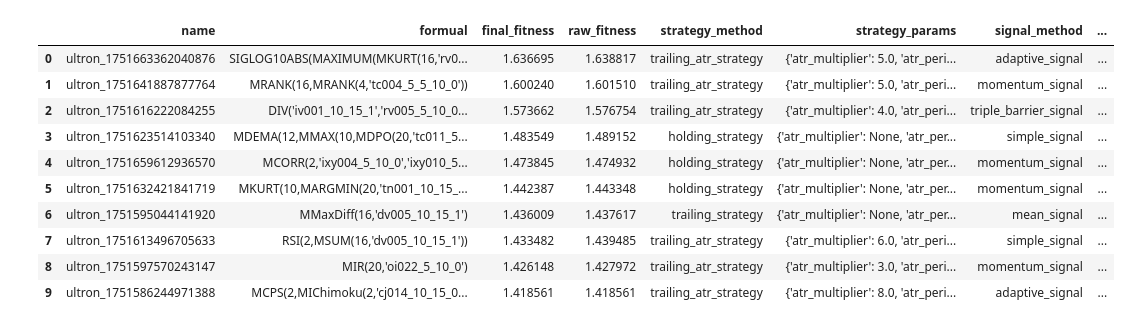
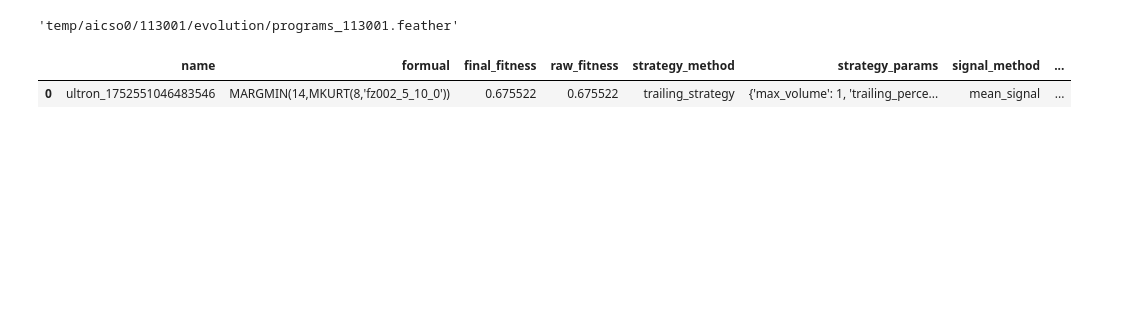
Before and after one commit to flaght/Chrono, a Jupyter notebook: lumina/abily/z.0.1.查看挖掘结果.ipynb, the cells around one changed output. Drawn from its saved outputs; the diff is of its cells as text; code cells hidden in the pictures; blank space fills up the shorter version.

```diff
--- a/lumina/abily/z.0.1.查看挖掘结果.ipynb
+++ b/lumina/abily/z.0.1.查看挖掘结果.ipynb
@@ -3,23 +4,22 @@ import pandas as pd
+# %%
+method = 'aicso0'
+task_id = '113001'
+temp1 = os.path.join('temp',method,task_id,'evolution','programs_{0}.feather'.format(task_id))
+temp1
+# %% [output]
+'temp/aicso0/113001/evolution/programs_113001.feather'
 # %%
-temp1 = "temp/aicso2/200036/evolution/programs_200036.feather"
+#temp1 = "temp/aicso2/200036/evolution/programs_200036.feather"
+#temp1 = "temp/aicso0/200036/evolution/programs_200036.feather"
 # %%
 ms1 = pd.read_feather(temp1).drop(['update_time'], axis=1)[[
     'name',
     'formual', 'final_fitness', 'raw_fitness', 'strategy_method',
     'strategy_params', 'signal_method', 'signal_params'
 ]]
-ms1[ms1.final_fitness > 1.1].head(10)
+ms1[ms1.final_fitness > 0.0].head(10)
 # %% [output]
 |  | name | formual | final_fitness | raw_fitness | strategy_method | strategy_params | signal_method | ... |
-| 0 | ultron_1751663362040876 | SIGLOG10ABS(MAXIMUM(MKURT(16,'rv0... | 1.636695 | 1.638817 | trailing_atr_strategy | {'atr_multiplier': 5.0, 'atr_peri... | adaptive_signal | ... |
-| 1 | ultron_1751641887877764 | MRANK(16,MRANK(4,'tc004_5_5_10_0')) | 1.600240 | 1.601510 | trailing_atr_strategy | {'atr_multiplier': 5.0, 'atr_peri... | momentum_signal | ... |
-| 2 | ultron_1751616222084255 | DIV('iv001_10_15_1','rv005_5_10_0... | 1.573662 | 1.576754 | trailing_atr_strategy | {'atr_multiplier': 4.0, 'atr_peri... | triple_barrier_signal | ... |
-| 3 | ultron_1751623514103340 | MDEMA(12,MMAX(10,MDPO(20,'tc011_5... | 1.483549 | 1.489152 | holding_strategy | {'atr_multiplier': None, 'atr_per... | simple_signal | ... |
-| 4 | ultron_1751659612936570 | MCORR(2,'ixy004_5_10_0','ixy010_5... | 1.473845 | 1.474932 | holding_strategy | {'atr_multiplier': None, 'atr_per... | momentum_signal | ... |
-| 5 | ultron_1751632421841719 | MKURT(10,MARGMIN(20,'tn001_10_15_... | 1.442387 | 1.443348 | holding_strategy | {'atr_multiplier': None, 'atr_per... | momentum_signal | ... |
-| 6 | ultron_1751595044141920 | MMaxDiff(16,'dv005_10_15_1') | 1.436009 | 1.437617 | trailing_strategy | {'atr_multiplier': None, 'atr_per... | mean_signal | ... |
-| 7 | ultron_1751613496705633 | RSI(2,MSUM(16,'dv005_10_15_1')) | 1.433482 | 1.439485 | trailing_atr_strategy | {'atr_multiplier': 6.0, 'atr_peri... | simple_signal | ... |
-| 8 | ultron_1751597570243147 | MIR(20,'oi022_5_10_0') | 1.426148 | 1.427972 | trailing_atr_strategy | {'atr_multiplier': 3.0, 'atr_peri... | momentum_signal | ... |
-| 9 | ultron_1751586244971388 | MCPS(2,MIChimoku(2,'cj014_10_15_0... | 1.418561 | 1.418561 | trailing_atr_strategy | {'atr_multiplier': 8.0, 'atr_peri... | adaptive_signal | ... |
+| 0 | ultron_1752551046483546 | MARGMIN(14,MKURT(8,'fz002_5_10_0')) | 0.675522 | 0.675522 | trailing_strategy | {'max_volume': 1, 'trailing_perce... | mean_signal | ... |
 # %%
 #ms1[ms1.final_fitness > 1]#.head()
```
Also changed, not shown: parts of 1 cell of this notebook, 3 other files.
